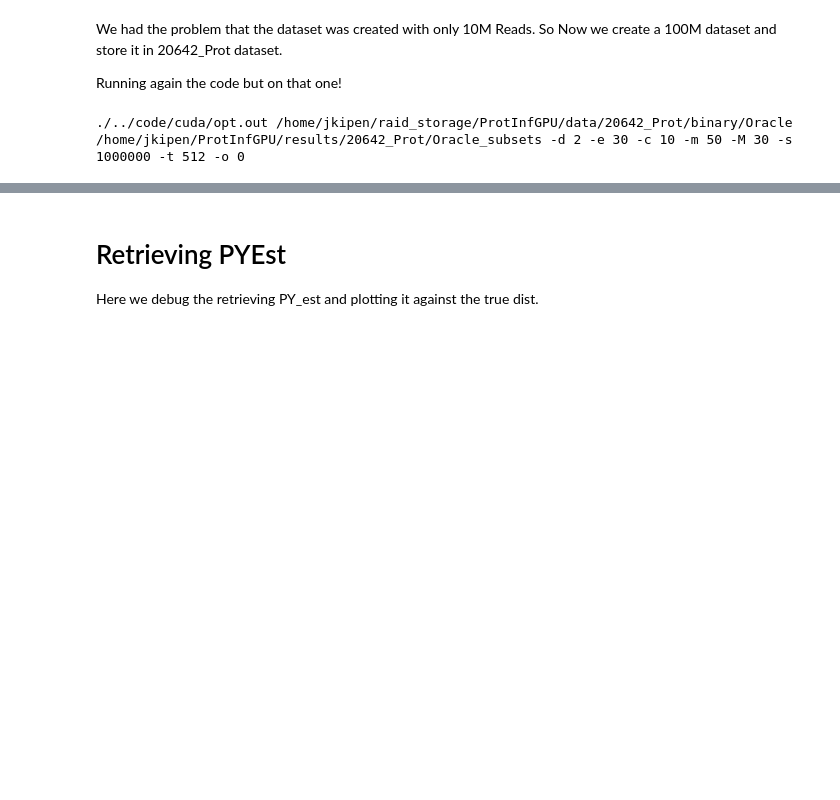
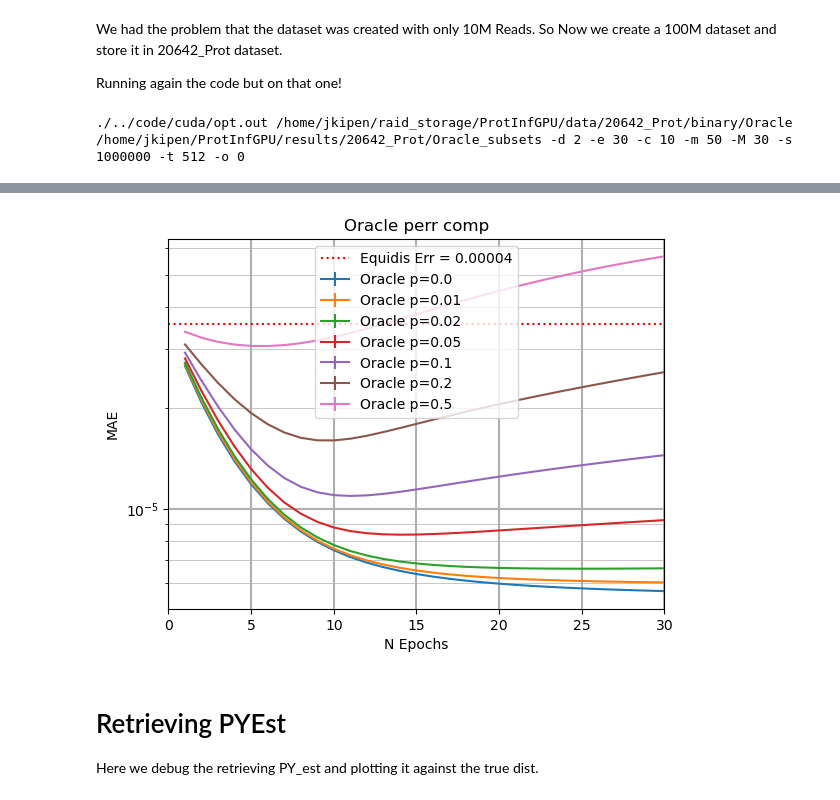
Before and after one commit to JavierKipen/ProtInfGPU, a Jupyter notebook: scripts/WhatprotDatasets.ipynb, the cells around one changed output, grey strips where cells are left out. Saved outputs shown, nothing was run; the diff lists cells and outputs as text; code cells hidden in the pictures; blank space fills up the shorter version.

```diff
--- a/scripts/WhatprotDatasets.ipynb
+++ b/scripts/WhatprotDatasets.ipynb
@@ -270,3 +290,7 @@ compare_oracle_subsets(20642)
+# %%
+compare_oracle_dif_errs(20642)
+# %% [output]
+[figure, added]
 # %% [markdown]
 # Retrieving PYEst
 
```
Also changed, not shown: parts of 19 cells of this notebook, 30 other files.
